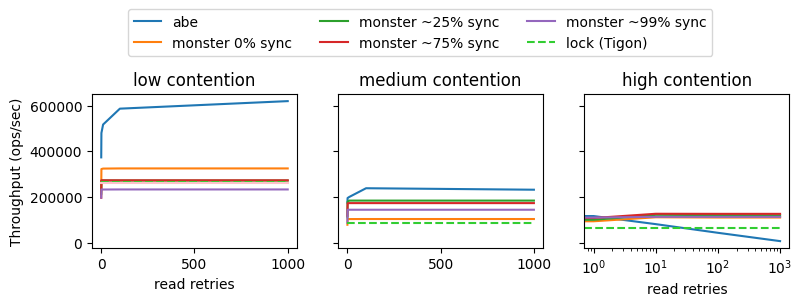
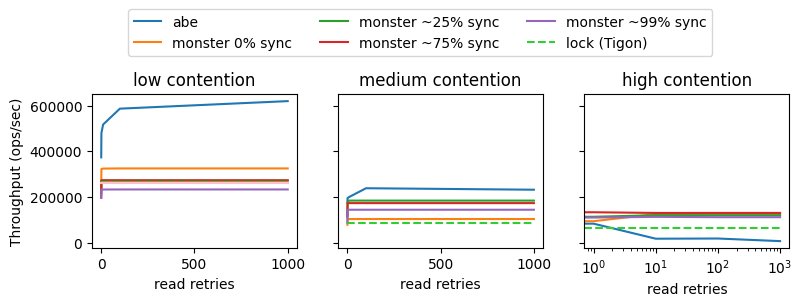
Unified diff of the notebook cell whose output changed from the first chart to the second:
--- before
+++ after
@@ -29,5 +29,5 @@
 # ax.legend(loc="center", bbox_to_anchor=(0.6,1.4), ncols=5)
 # ax.set_xscale("log")
-# ax.set_xlabel("read retries")
+ax.set_xlabel("read retries")
 
 
@@ -43,4 +43,5 @@
 ax.set_xlabel("read retries")
 ax.set_xscale("log")
+# ax.set_yscale("log")
 # # axtop.set_xticks(read_retries)
 ax.legend(loc="center", bbox_to_anchor=(-0.8,1.4), ncols=3)

Commit: new high contention benchmarks